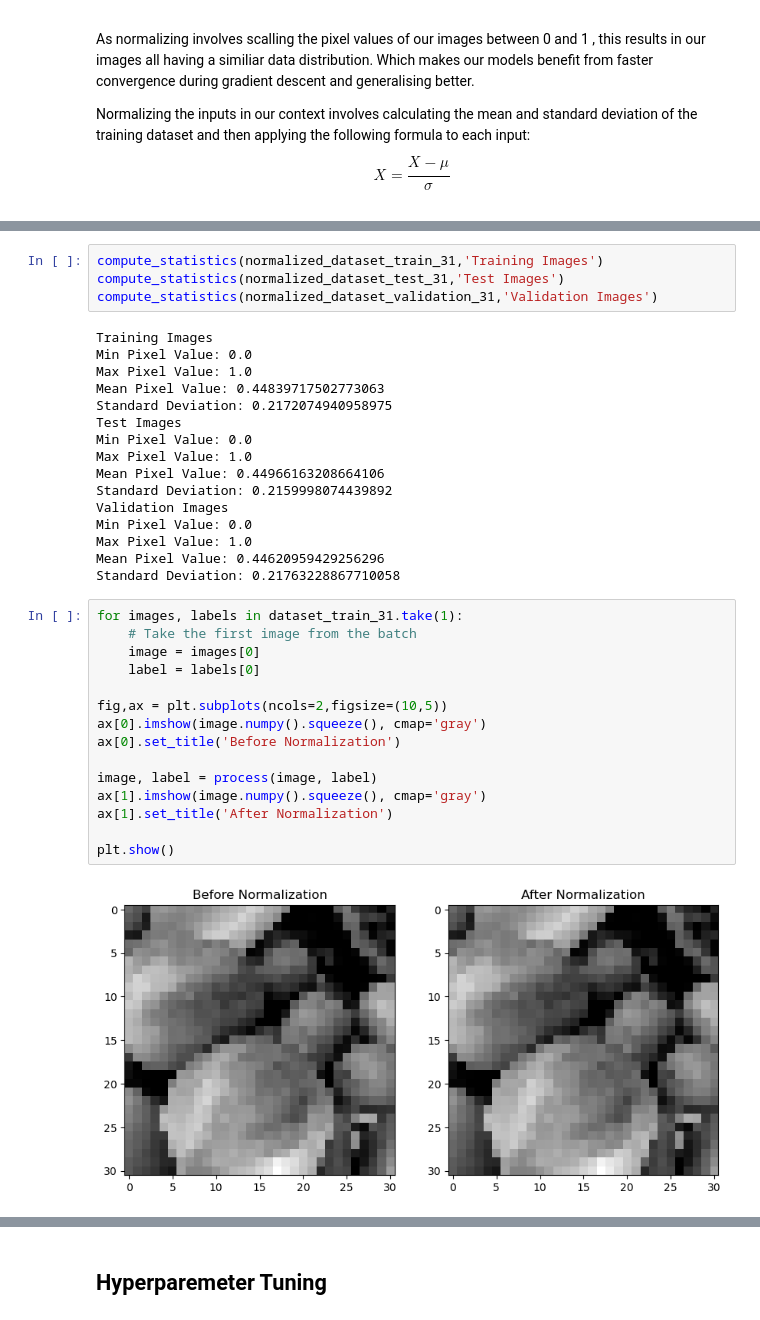
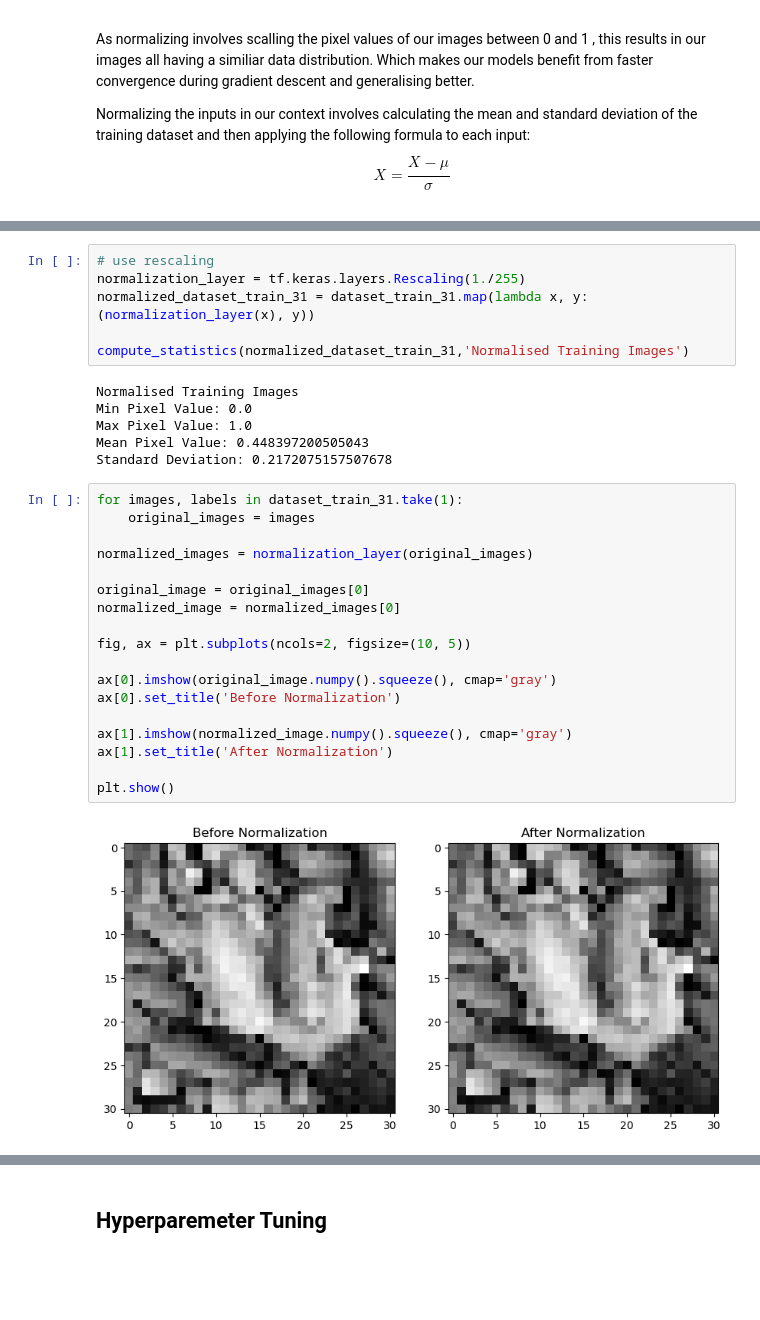
Before and after one commit to errnasty/Connvolution-and-Recurrent-Neural-Networks, a Jupyter notebook: CNN.ipynb, the cells around one changed output, grey strips where cells are left out. Drawn from its saved outputs; the diff is of its cells as text; blank space fills up the shorter version.

```diff
--- a/CNN.ipynb
+++ b/CNN.ipynb
@@ -453,37 +440,32 @@ normalized_dataset_validation_128 = dataset_validation_128.map(process)
-# %%
-compute_statistics(normalized_dataset_train_31,'Training Images')
-compute_statistics(normalized_dataset_test_31,'Test Images')
-compute_statistics(normalized_dataset_validation_31,'Validation Images')
-# %% [output]
-Training Images
-Min Pixel Value: 0.0
-Max Pixel Value: 1.0
-Mean Pixel Value: 0.44839717502773063
-Standard Deviation: 0.2172074940958975
-Test Images
-Min Pixel Value: 0.0
-Max Pixel Value: 1.0
-Mean Pixel Value: 0.44966163208664106
-Standard Deviation: 0.2159998074439892
-Validation Images
-Min Pixel Value: 0.0
-Max Pixel Value: 1.0
-Mean Pixel Value: 0.44620959429256296
-Standard Deviation: 0.21763228867710058
+# %%
+# use rescaling
+normalization_layer = tf.keras.layers.Rescaling(1./255)
+normalized_dataset_train_31 = dataset_train_31.map(lambda x, y: (normalization_layer(x), y))
+
+compute_statistics(normalized_dataset_train_31,'Normalised Training Images')
+# %% [output]
+Normalised Training Images
+Min Pixel Value: 0.0
+Max Pixel Value: 1.0
+Mean Pixel Value: 0.448397200505043
+Standard Deviation: 0.2172075157507678
 # %%
 for images, labels in dataset_train_31.take(1):
-    # Take the first image from the batch
-    image = images[0]
-    label = labels[0]
+    original_images = images
 
-fig,ax = plt.subplots(ncols=2,figsize=(10,5))
-ax[0].imshow(image.numpy().squeeze(), cmap='gray')
+normalized_images = normalization_layer(original_images)
+
+original_image = original_images[0]
+normalized_image = normalized_images[0]
+
+fig, ax = plt.subplots(ncols=2, figsize=(10, 5))
+
+ax[0].imshow(original_image.numpy().squeeze(), cmap='gray')
 ax[0].set_title('Before Normalization')
 
-image, label = process(image, label)
-ax[1].imshow(image.numpy().squeeze(), cmap='gray')
+ax[1].imshow(normalized_image.numpy().squeeze(), cmap='gray')
 ax[1].set_title('After Normalization')
 
 plt.show()
 # %% [output]
-[figure, old version]
+[figure, new version]
```
Also changed, not shown: parts of 11 cells of this notebook.
